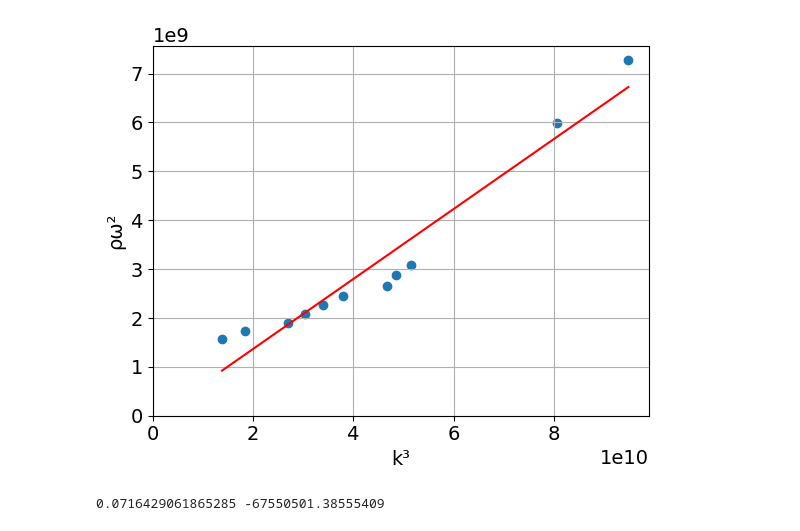
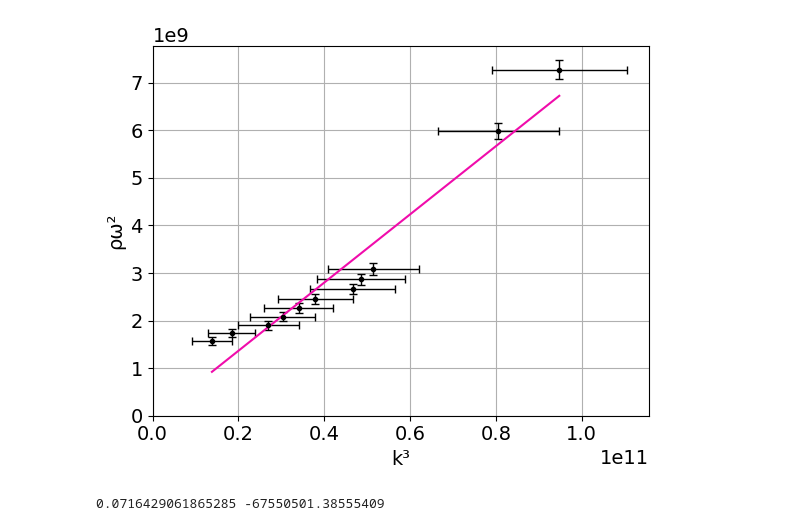
Before and after one commit to RuppertPatterson/SurfaceTensionDamping, a Jupyter notebook: surfaceTension.ipynb, the cells around one changed output. Drawn from its saved outputs; the diff is of its cells as text; code cells hidden in the pictures.

```diff
--- a/surfaceTension.ipynb
+++ b/surfaceTension.ipynb
@@ -62,35 +77,53 @@ print(water_surface_tension)
 # %%
 d_water = [[200,1.0],[210,1.1],[220,1.25],[230,1.3],[240,1.35],[250,1.4],[260,1.5],[270,1.52],[280,1.55],[390,1.8],[430,1.9]] #seperation in cm, frequency in hertz
 
 #calculate water from graph.
 water_qs = []
 water_angfreqden = []
+error_x = []
+error_y = []
+
+_dx = []
+_dy = []
 
 for i in d_water:
     f = i[0]
     dx = i[1] / 100
 
     R = CalcR(dx,distance_wall)
     T = CalcTheta(laser_height_water,distance_wall)
     Q = CalcQ(R,T, laser_wavelength)
     water_qs.append(Q**3)
     water_angfreqden.append(4*(np.pi**2)*997*(f**2))
 
+for i in d_water:
+    f = i[0]
+    dx = (i[1] / 100)+.001
+
+    R = CalcR(dx,distance_wall)
+    T = CalcTheta(laser_height_water,distance_wall)
+    Q = CalcQ(R,T, laser_wavelength)
+    error_x.append(Q**3)
+    error_y.append(4*(np.pi**2)*1000*((f+5)**2))
+
+for i in range(0,len(water_qs)):
+    _dx.append(error_x[i]-water_qs[i])
+    _dy.append(error_y[i]-water_angfreqden[i])
 
 a,b = np.polyfit(water_qs,water_angfreqden, 1)
 
-plt.scatter(water_qs,water_angfreqden)
+#plt.plot(water_qs,water_angfreqden,'x',color='black')
+plt.errorbar(water_qs,water_angfreqden, xerr =_dx,yerr=_dy,markersize='3', fmt='o', color='black',ecolor='#000', elinewidth=1, capsize=3)
 plt.ylabel('ρω²')
 plt.xlabel('k³')
 plt.grid()
 plt.xlim(0)
 plt.ylim(0)
-plt.plot(water_qs,a*np.array(water_qs) + b, color='red')
+plt.plot(water_qs,a*np.array(water_qs) + b, color='#f00cab',)
 plt.show()
-
 print(a,b)
 # %% [output]
-[figure, old version]
+[figure, new version]
 0.0716429061865285 -67550501.38555409
 # %%
 #guineass
```
Also changed, not shown: parts of 9 cells of this notebook.
